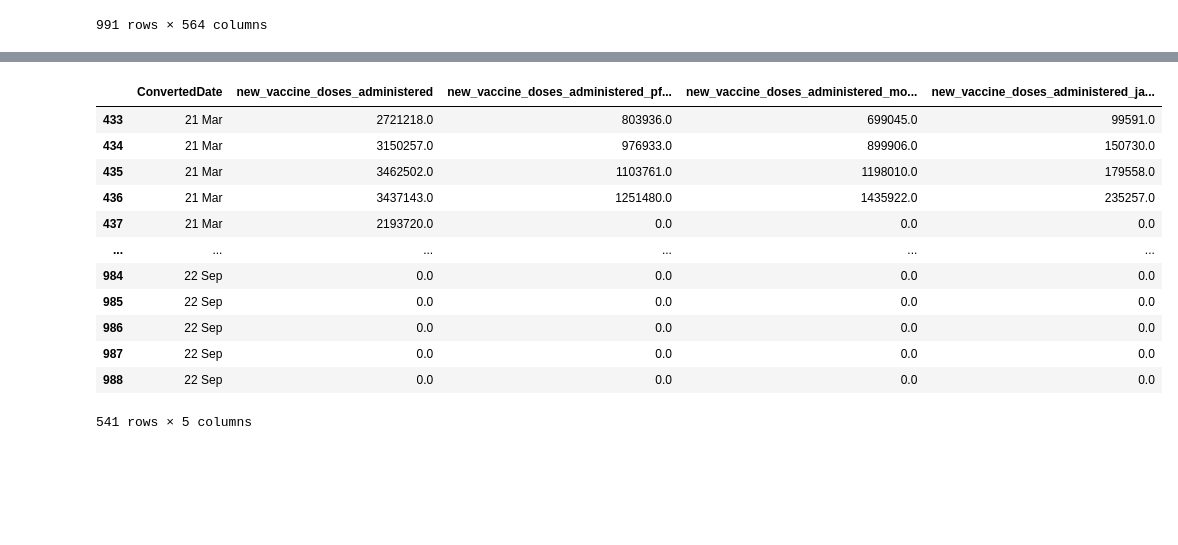
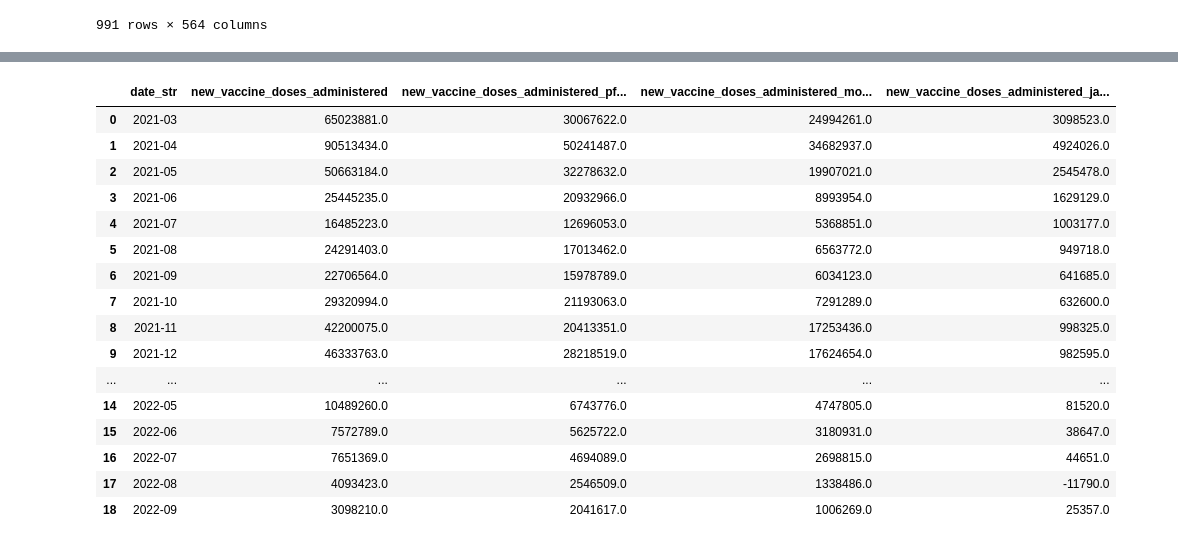
Before and after one commit to tinalina1003/Project1-Group4, a Jupyter notebook: Camille/Time Series Analysis for Time vs Vaccination Rates.ipynb, the cells around one changed output, grey strips where cells are left out. Drawn from its saved outputs; the diff is of its cells as text; code cells hidden in the pictures; blank space fills up the shorter version.

```diff
--- a/Camille/Time Series Analysis for Time vs Vaccination Rates.ipynb
+++ b/Camille/Time Series Analysis for Time vs Vaccination Rates.ipynb
@@ -17,8 +17,8 @@ today = date.today()
 vaccine_csv_path = Path("US.csv")
 
 #Read csv data
-US_df = pd.read_csv("US.csv")
-US_df
+US = pd.read_csv("US.csv")
+US
 # %% [output]
 |  | location_key | date | place_id | wikidata_id | datacommons_id | country_code | country_name | ... |
 | 0 | US | 2020-01-01 | ChIJCzYy5IS16lQRQrfeQ5K5Oxw | Q30 | country/USA | US | United States of America | ... |
@@ -59,0 +62,12 @@ vaccination_timeseries_df
+# %%
+#convert date to string
+vaccination_df_clean['DateTypeCol'] = pd.to_datetime(vaccination_df_clean['date'])
+vaccination_df_clean['ConvertedDate'] = vaccination_df_clean['DateTypeCol'].dt.strftime('%Y-%m')
+
+# ignore NaN
+vaccination_timeseries = vaccination_df_clean.dropna()
+
+#rename ConvertedDate column to date_str
+vaccination_timeseries = vaccination_df_clean.rename(columns={'ConvertedDate': 'date_str'})
+
+vaccination_timeseries
@@ -59,0 +88,11 @@ vaccination_timeseries_df
+# %%
+#Group by Date chronologically
+vaccination_timeseries = vaccination_timeseries.sort_values('date_str', ascending=True)
+
+#drop other date columns
+vaccination_timeseries = vaccination_timeseries[['date_str',
+                                                    'new_vaccine_doses_administered',
+                                                    'new_vaccine_doses_administered_pfizer',
+                                                    'new_vaccine_doses_administered_moderna',
+                                                    'new_vaccine_doses_administered_janssen']]
+vaccination_timeseries
@@ -59,0 +113,5 @@ vaccination_timeseries_df
+# %%
+#groupby Date and sum columns
+vaccination_timeseries = vaccination_timeseries.groupby(['date_str'],as_index = False).sum()
+
+vaccination_timeseries
@@ -60,22 +136,26 @@ vaccination_timeseries_df
 # %%
 #drop other date columns
-vaccination_timeseries = vaccination_timeseries_df[['ConvertedDate',
+vaccination_timeseries = vaccination_timeseries[['date_str',
                                                     'new_vaccine_doses_administered',
                                                     'new_vaccine_doses_administered_pfizer',
                                                     'new_vaccine_doses_administered_moderna',
                                                     'new_vaccine_doses_administered_janssen']]
 vaccination_timeseries
 # %% [output]
-|  | ConvertedDate | new_vaccine_doses_administered | new_vaccine_doses_administered_pf... | new_vaccine_doses_administered_mo... | new_vaccine_doses_administered_ja... |
-| 433 | 21 Mar | 2721218.0 | 803936.0 | 699045.0 | 99591.0 |
-| 434 | 21 Mar | 3150257.0 | 976933.0 | 899906.0 | 150730.0 |
-| 435 | 21 Mar | 3462502.0 | 1103761.0 | 1198010.0 | 179558.0 |
-| 436 | 21 Mar | 3437143.0 | 1251480.0 | 1435922.0 | 235257.0 |
-| 437 | 21 Mar | 2193720.0 | 0.0 | 0.0 | 0.0 |
+|  | date_str | new_vaccine_doses_administered | new_vaccine_doses_administered_pf... | new_vaccine_doses_administered_mo... | new_vaccine_doses_administered_ja... |
+| 0 | 2021-03 | 65023881.0 | 30067622.0 | 24994261.0 | 3098523.0 |
+| 1 | 2021-04 | 90513434.0 | 50241487.0 | 34682937.0 | 4924026.0 |
+| 2 | 2021-05 | 50663184.0 | 32278632.0 | 19907021.0 | 2545478.0 |
+| 3 | 2021-06 | 25445235.0 | 20932966.0 | 8993954.0 | 1629129.0 |
+| 4 | 2021-07 | 16485223.0 | 12696053.0 | 5368851.0 | 1003177.0 |
+| 5 | 2021-08 | 24291403.0 | 17013462.0 | 6563772.0 | 949718.0 |
+| 6 | 2021-09 | 22706564.0 | 15978789.0 | 6034123.0 | 641685.0 |
+| 7 | 2021-10 | 29320994.0 | 21193063.0 | 7291289.0 | 632600.0 |
+| 8 | 2021-11 | 42200075.0 | 20413351.0 | 17253436.0 | 998325.0 |
+| 9 | 2021-12 | 46333763.0 | 28218519.0 | 17624654.0 | 982595.0 |
 | ... | ... | ... | ... | ... | ... |
-| 984 | 22 Sep | 0.0 | 0.0 | 0.0 | 0.0 |
-| 985 | 22 Sep | 0.0 | 0.0 | 0.0 | 0.0 |
-| 986 | 22 Sep | 0.0 | 0.0 | 0.0 | 0.0 |
-| 987 | 22 Sep | 0.0 | 0.0 | 0.0 | 0.0 |
-| 988 | 22 Sep | 0.0 | 0.0 | 0.0 | 0.0 |
+| 14 | 2022-05 | 10489260.0 | 6743776.0 | 4747805.0 | 81520.0 |
+| 15 | 2022-06 | 7572789.0 | 5625722.0 | 3180931.0 | 38647.0 |
+| 16 | 2022-07 | 7651369.0 | 4694089.0 | 2698815.0 | 44651.0 |
+| 17 | 2022-08 | 4093423.0 | 2546509.0 | 1338486.0 | -11790.0 |
+| 18 | 2022-09 | 3098210.0 | 2041617.0 | 1006269.0 | 25357.0 |
-541 rows × 5 columns
```
Also changed, not shown: parts of 7 cells of this notebook.
